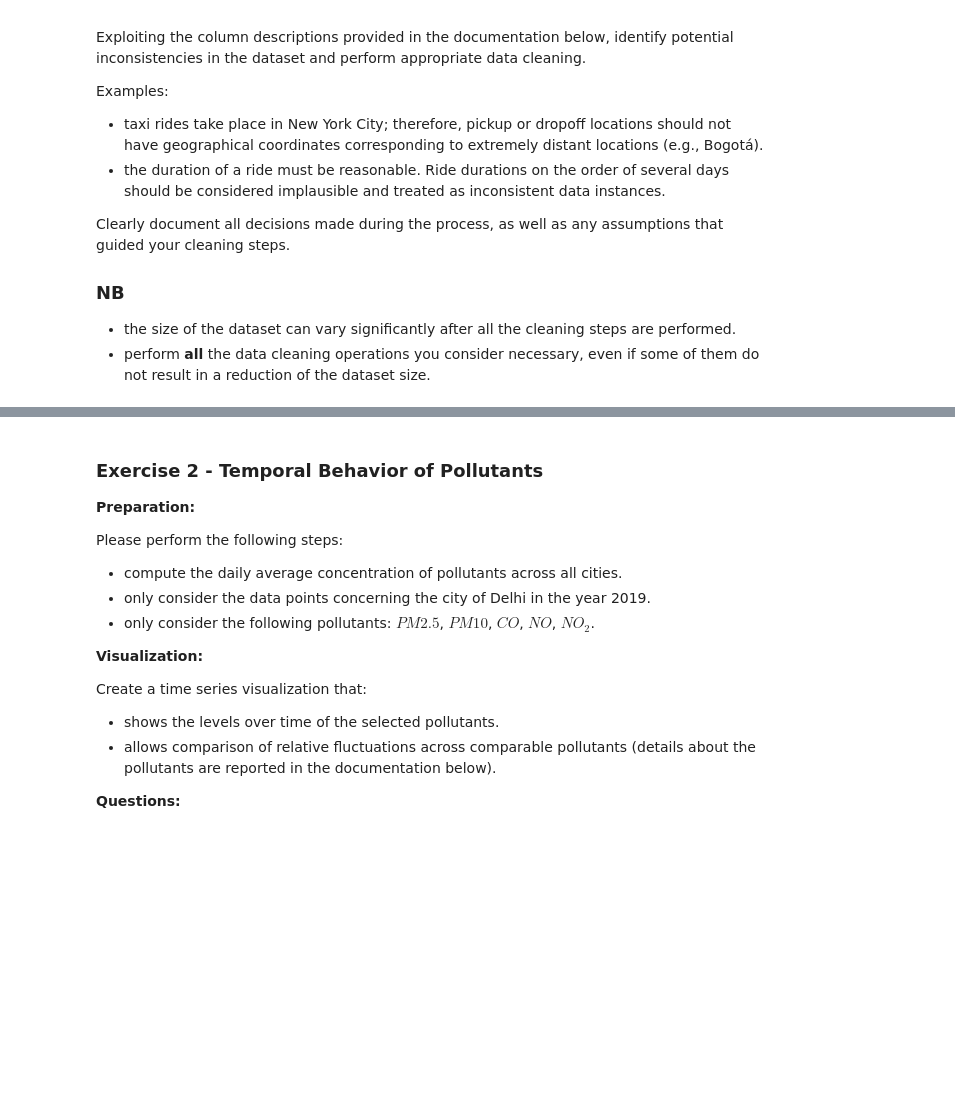
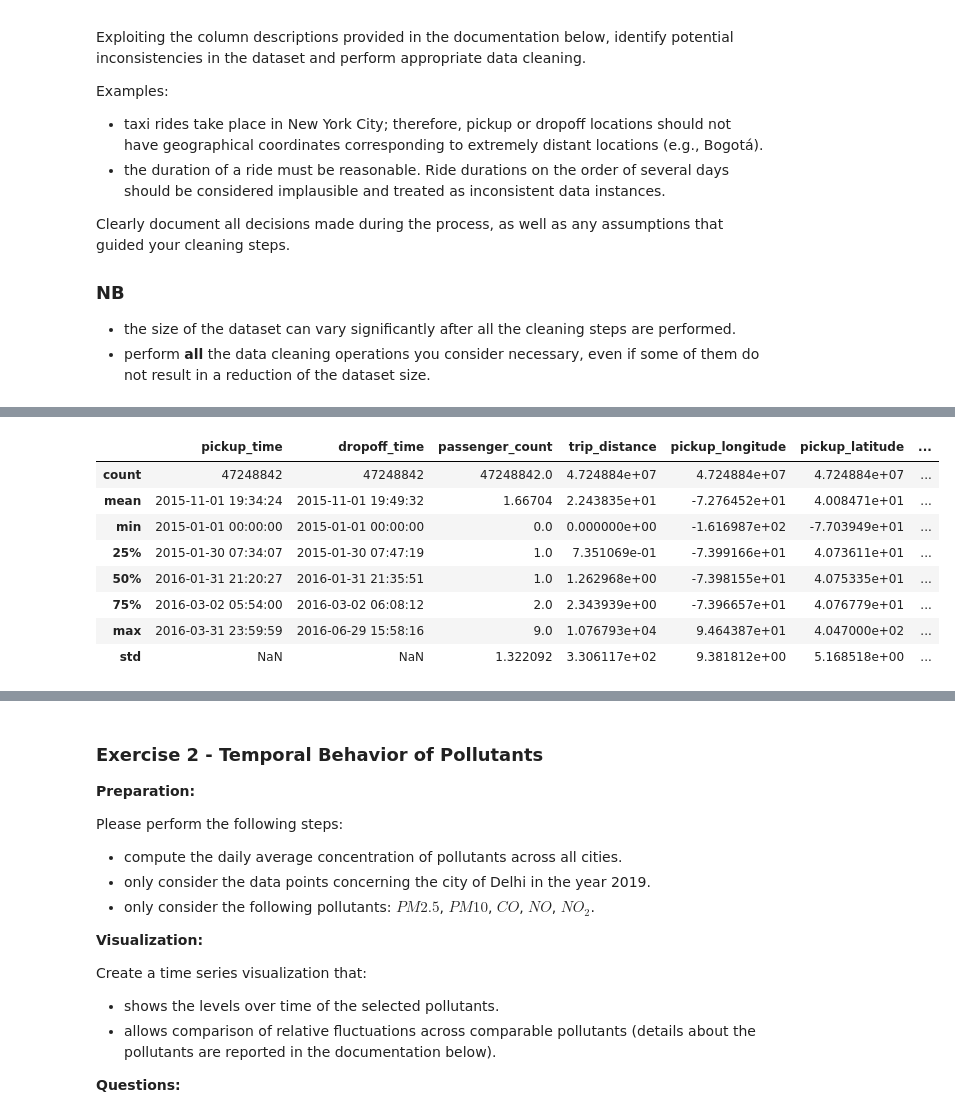
Before and after one commit to micheleminuti/python-data-visualization, a Jupyter notebook: assignment_1.ipynb, the cells around one changed output, grey strips where cells are left out. Drawn from its saved outputs; the diff is of its cells as text; code cells hidden in the pictures; blank space fills up the shorter version.

```diff
--- a/assignment_1.ipynb
+++ b/assignment_1.ipynb
@@ -78,0 +188,11 @@ Clearly document all decisions made during the process, as well as any assumptio
+# %%
+#  Remove any leading/trailing whitespace or dashes
+df["pickup_time"] = df["pickup_time"].astype(str).str.strip().str.lstrip("–-")
+df["dropoff_time"] = df["dropoff_time"].astype(str).str.strip().str.lstrip("–-")
+
+# Convert strings -> datetime with second-level precision
+df["pickup_time"] = pd.to_datetime(df["pickup_time"]).astype("datetime64[s]")
+df["dropoff_time"] = pd.to_datetime(df["dropoff_time"]).astype("datetime64[s]")
+
+# check info after conversion
+df.info(memory_usage="deep")
@@ -78,0 +217,17 @@ Clearly document all decisions made during the process, as well as any assumptio
+# %%
+# payment_type: convert to pandas Categorical with explicit categories
+payment_labels = {1: "Credit card", 2: "Cash", 3: "Voucher ride", 4: "Dispute", 5: "Unknown"}
+df["payment_type"] = pd.Categorical(
+    df["payment_type"].map(payment_labels),
+    categories=["Credit card", "Cash", "Voucher ride", "Dispute", "Unknown"],
+    ordered=False,
+)
+
+
+print(df.dtypes)
+print("\nPayment type distribution:")
+print(df["payment_type"].value_counts(dropna=False))
+print("")
+
+# check info after conversion
+df.info(memory_usage="deep")
@@ -78,0 +275,13 @@ Clearly document all decisions made during the process, as well as any assumptio
+# %%
+# Shows count, mean, std, min, max, quartiles for numeric columns
+df.describe()
+# %% [output]
+|  | pickup_time | dropoff_time | passenger_count | trip_distance | pickup_longitude | pickup_latitude | ... |
+| count | 47248842 | 47248842 | 47248842.0 | 4.724884e+07 | 4.724884e+07 | 4.724884e+07 | ... |
+| mean | 2015-11-01 19:34:24 | 2015-11-01 19:49:32 | 1.66704 | 2.243835e+01 | -7.276452e+01 | 4.008471e+01 | ... |
+| min | 2015-01-01 00:00:00 | 2015-01-01 00:00:00 | 0.0 | 0.000000e+00 | -1.616987e+02 | -7.703949e+01 | ... |
+| 25% | 2015-01-30 07:34:07 | 2015-01-30 07:47:19 | 1.0 | 7.351069e-01 | -7.399166e+01 | 4.073611e+01 | ... |
+| 50% | 2016-01-31 21:20:27 | 2016-01-31 21:35:51 | 1.0 | 1.262968e+00 | -7.398155e+01 | 4.075335e+01 | ... |
+| 75% | 2016-03-02 05:54:00 | 2016-03-02 06:08:12 | 2.0 | 2.343939e+00 | -7.396657e+01 | 4.076779e+01 | ... |
+| max | 2016-03-31 23:59:59 | 2016-06-29 15:58:16 | 9.0 | 1.076793e+04 | 9.464387e+01 | 4.047000e+02 | ... |
+| std | NaN | NaN | 1.322092 | 3.306117e+02 | 9.381812e+00 | 5.168518e+00 | ... |
```
Also changed, not shown: parts of 27 cells of this notebook.
